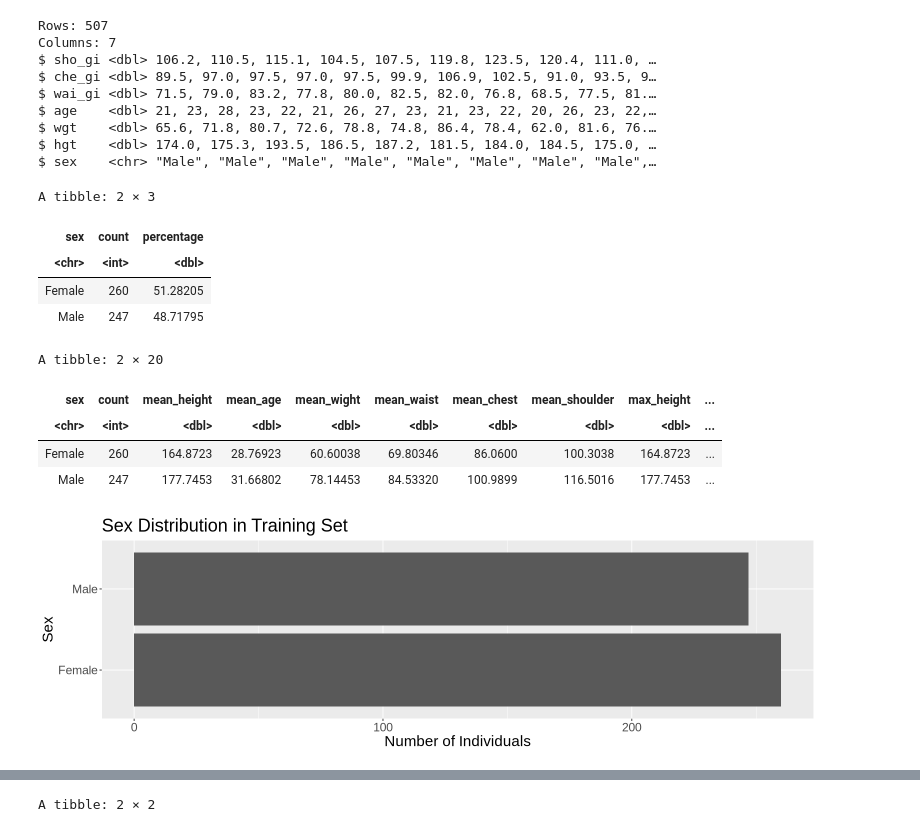
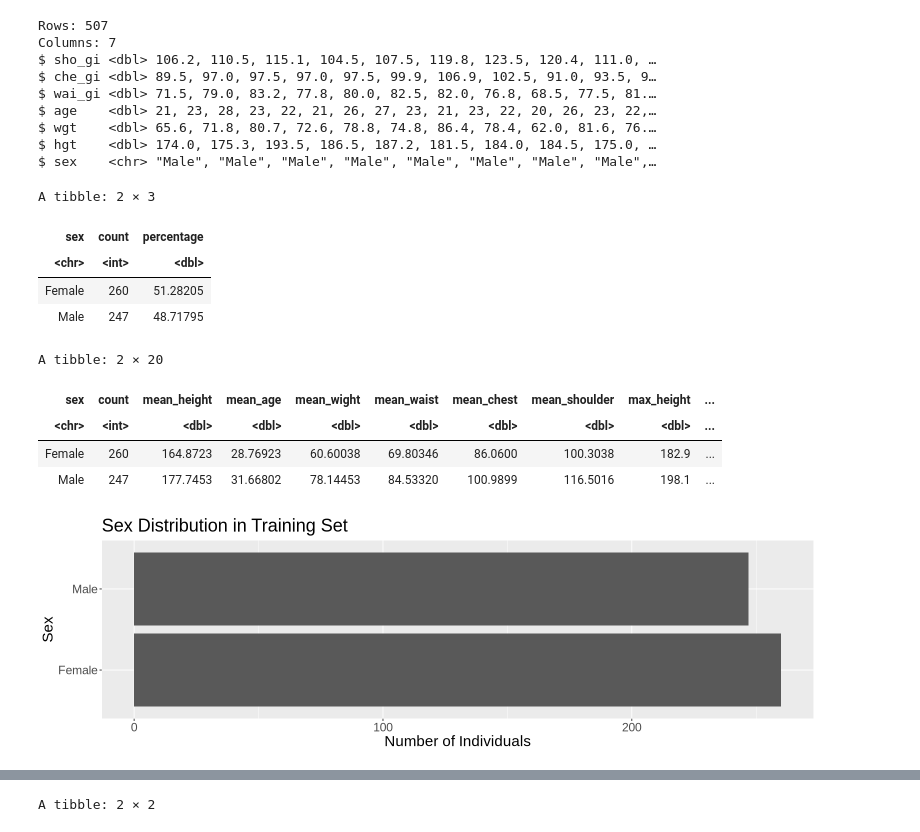
Before and after one commit to hansenlin05/DSCI-100_Project, a Jupyter notebook: Project Proposal.ipynb, the cells around one changed output, grey strips where cells are left out. Saved outputs shown, nothing was run; the diff lists cells and outputs as text; code cells hidden in the pictures.

```diff
--- a/Project Proposal.ipynb
+++ b/Project Proposal.ipynb
@@ -86,47 +86,47 @@ sex_count <- bm_tidy |>
     count = n(),
     percentage = n() / num_obs * 100
   )
 sex_count
 
 bm_gender_plot <- ggplot(bm_sex , aes(x = n, y = sex )) +
     geom_bar(stat = "identity") +
 labs(y ="Sex", x="Number of Individuals", title="Sex Distribution in Training Set")+
     theme(text = element_text(size = 18))
 bm_gender_plot
 
 summary_data <- bm_tidy |>
     group_by(sex) |>
     summarize(count = n(),
              mean_height = mean(hgt),
              mean_age = mean(age),
               mean_wight = mean(wgt),
              mean_waist = mean(wai_gi),
              mean_chest = mean(che_gi),
              mean_shoulder = mean(sho_gi),
-             max_height = mean(hgt),
-             max_age = mean(age),
-              max_wight = mean(wgt),
-            max_waist = mean(wai_gi),
-             max_chest = mean(che_gi),
-             max_shoulder = mean(sho_gi),
-             min_height = mean(hgt),
-             min_age = mean(age),
-             min_wight = mean(wgt),
-            min_waist = mean(wai_gi),
-             min_chest = mean(che_gi),
-             min_shoulder = mean(sho_gi))
+             max_height = max(hgt),
+             max_age = max(age),
+              max_wight = max(wgt),
+            max_waist = max(wai_gi),
+             max_chest = max(che_gi),
+             max_shoulder = max(sho_gi),
+             min_height = min(hgt),
+             min_age = min(age),
+             min_wight = min(wgt),
+            min_waist = min(wai_gi),
+             min_chest = min(che_gi),
+             min_shoulder = min(sho_gi))
 summary_data
 # %% [output]
 A tibble: 2 × 3
 | sex | count | percentage |
 | <chr> | <int> | <dbl> |
 | Female | 260 | 51.28205 |
 | Male | 247 | 48.71795 |
 A tibble: 2 × 20
 | sex | count | mean_height | mean_age | mean_wight | mean_waist | mean_chest | mean_shoulder | max_height | ... |
 | <chr> | <int> | <dbl> | <dbl> | <dbl> | <dbl> | <dbl> | <dbl> | <dbl> | ... |
-| Female | 260 | 164.8723 | 28.76923 | 60.60038 | 69.80346 | 86.0600 | 100.3038 | 164.8723 | ... |
-| Male | 247 | 177.7453 | 31.66802 | 78.14453 | 84.53320 | 100.9899 | 116.5016 | 177.7453 | ... |
+| Female | 260 | 164.8723 | 28.76923 | 60.60038 | 69.80346 | 86.0600 | 100.3038 | 182.9 | ... |
+| Male | 247 | 177.7453 | 31.66802 | 78.14453 | 84.53320 | 100.9899 | 116.5016 | 198.1 | ... |
 [figure]
 # %%
 # data splitting
```
Also changed, not shown: parts of 1 cell of this notebook.
